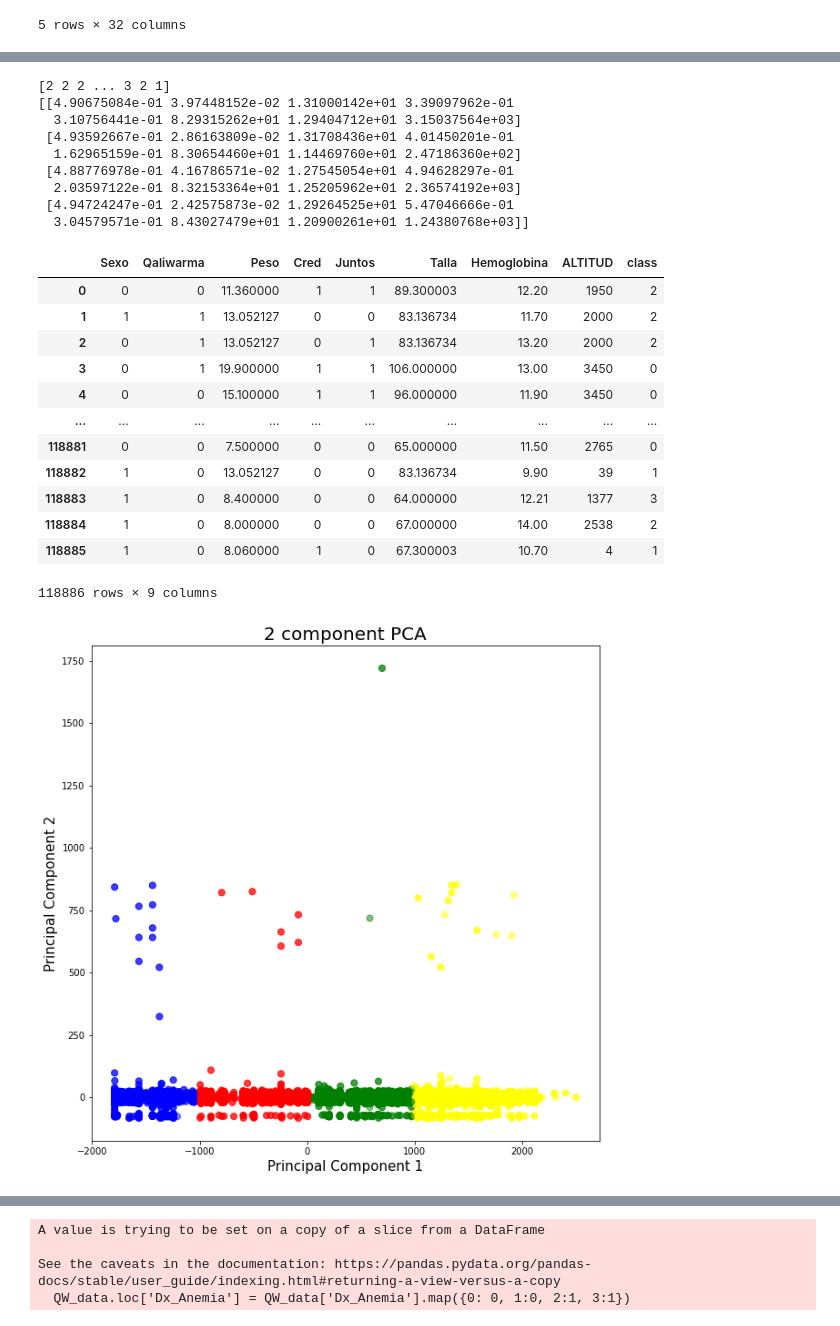
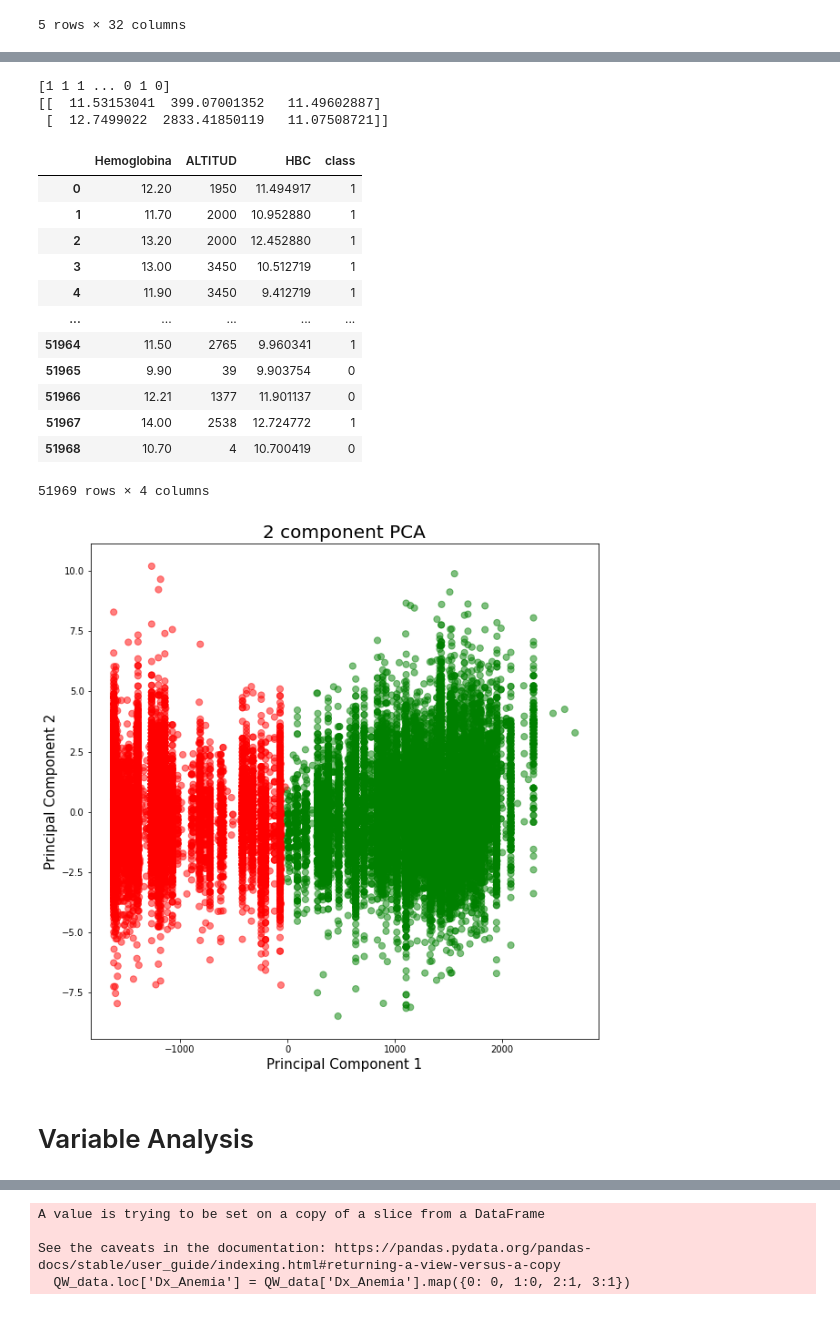
Before and after one commit to LuisSante/Anemia---Machine-Learning, a Jupyter notebook: IA_final.ipynb, the cells around one changed output, grey strips where cells are left out. Saved outputs shown, nothing was run; the diff lists cells and outputs as text; code cells hidden in the pictures.

```diff
--- a/IA_final.ipynb
+++ b/IA_final.ipynb
@@ -100,8 +119,8 @@ dx
 # %%
-df['Peso'] = df['Peso'].replace(' ', 'nan').astype('float32')
-df['Talla'] = df['Talla'].replace(' ', 'nan').astype('float32')
-df['Peso'] = df['Peso'].fillna(df['Peso'].mean())
-df['Talla'] = df['Talla'].fillna(df['Talla'].mean())
+# df['Peso'] = df['Peso'].replace(' ', 'nan').astype('float32')
+# df['Talla'] = df['Talla'].replace(' ', 'nan').astype('float32')
+# df['Peso'] = df['Peso'].fillna(df['Peso'].mean())
+# df['Talla'] = df['Talla'].fillna(df['Talla'].mean())
 
 df['Dx_Anemia'] = df['Dx_Anemia'].map({'Normal': 0, 'Anemia Leve': 1, 'Anemia Moderada': 2, 'Anemia Severa': 3, np.nan: df['Dx_Anemia'].mode()})
 
@@ -116,3 +134,0 @@ df.head()
-# %%
-for c in df:
-  df[c] = df[c].fillna(df[c].mean())
@@ -143,0 +157,3 @@ matriz
+# %%
+df = df.drop(['Sexo', 'Juntos', 'SIS', 'Qaliwarma', 'Peso', 'Talla', 'Cred', 'Suplementacion'], axis=1)
+df.head()
@@ -165,0 +190,17 @@ sns.regplot(x=y_test, y=line_y_linear, ci=None, color="y", scatter=True)
+# %%
+# silhouette score
+from sklearn.metrics import silhouette_score
+from sklearn.cluster import KMeans
+
+best_k = 0
+for n_clusters in range(2, 6):
+    kmeans = KMeans(n_clusters=n_clusters)
+    kmeans.fit(X_train)
+    labels = kmeans.predict(X_test)
+    silhouette_avg = silhouette_score(X_test, labels)
+    print("For n_clusters =", n_clusters, "The average silhouette_score is :", silhouette_avg)
+    if silhouette_avg > best_k:
+        best_k = silhouette_avg
+        best_n_clusters = n_clusters
+
+print("The best number of clusters is:", best_n_clusters)
@@ -166,38 +217,31 @@ sns.regplot(x=y_test, y=line_y_linear, ci=None, color="y", scatter=True)
 # %%
-kmeans = KMeans(n_clusters=4, random_state=0).fit(X)
+kmeans = KMeans(n_clusters=int(best_n_clusters), random_state=0).fit(X)
 kmeans.predict(X)
 print(kmeans.labels_)
 print(kmeans.cluster_centers_)
 labels = pd.Series(kmeans.labels_, name="class")
 X.join(labels)
 # %% [output]
-[2 2 2 ... 3 2 1]
-[[4.90675084e-01 3.97448152e-02 1.31000142e+01 3.39097962e-01
-  3.10756441e-01 8.29315262e+01 1.29404712e+01 3.15037564e+03]
- [4.93592667e-01 2.86163809e-02 1.31708436e+01 4.01450201e-01
-  1.62965159e-01 8.30654460e+01 1.14469760e+01 2.47186360e+02]
- [4.88776978e-01 4.16786571e-02 1.27545054e+01 4.94628297e-01
-  2.03597122e-01 8.32153364e+01 1.25205962e+01 2.36574192e+03]
- [4.94724247e-01 2.42575873e-02 1.29264525e+01 5.47046666e-01
-  3.04579571e-01 8.43027479e+01 1.20900261e+01 1.24380768e+03]]
+[1 1 1 ... 0 1 0]
+[[  11.53153041  399.07001352   11.49602887]
+ [  12.7499022  2833.41850119   11.07508721]]
-|  | Sexo | Qaliwarma | Peso | Cred | Juntos | Talla | Hemoglobina | ALTITUD | class |
-| 0 | 0 | 0 | 11.360000 | 1 | 1 | 89.300003 | 12.20 | 1950 | 2 |
-| 1 | 1 | 1 | 13.052127 | 0 | 0 | 83.136734 | 11.70 | 2000 | 2 |
-| 2 | 0 | 1 | 13.052127 | 0 | 1 | 83.136734 | 13.20 | 2000 | 2 |
-| 3 | 0 | 1 | 19.900000 | 1 | 1 | 106.000000 | 13.00 | 3450 | 0 |
-| 4 | 0 | 0 | 15.100000 | 1 | 1 | 96.000000 | 11.90 | 3450 | 0 |
-| ... | ... | ... | ... | ... | ... | ... | ... | ... | ... |
-| 118881 | 0 | 0 | 7.500000 | 0 | 0 | 65.000000 | 11.50 | 2765 | 0 |
-| 118882 | 1 | 0 | 13.052127 | 0 | 0 | 83.136734 | 9.90 | 39 | 1 |
-| 118883 | 1 | 0 | 8.400000 | 0 | 0 | 64.000000 | 12.21 | 1377 | 3 |
-| 118884 | 1 | 0 | 8.000000 | 0 | 0 | 67.000000 | 14.00 | 2538 | 2 |
-| 118885 | 1 | 0 | 8.060000 | 1 | 0 | 67.300003 | 10.70 | 4 | 1 |
+|  | Hemoglobina | ALTITUD | HBC | class |
+| 0 | 12.20 | 1950 | 11.494917 | 1 |
+| 1 | 11.70 | 2000 | 10.952880 | 1 |
+| 2 | 13.20 | 2000 | 12.452880 | 1 |
+| 3 | 13.00 | 3450 | 10.512719 | 1 |
+| 4 | 11.90 | 3450 | 9.412719 | 1 |
+| ... | ... | ... | ... | ... |
+| 51964 | 11.50 | 2765 | 9.960341 | 1 |
+| 51965 | 9.90 | 39 | 9.903754 | 0 |
+| 51966 | 12.21 | 1377 | 11.901137 | 0 |
+| 51967 | 14.00 | 2538 | 12.724772 | 1 |
+| 51968 | 10.70 | 4 | 10.700419 | 0 |
-118886 rows × 9 columns
+51969 rows × 4 columns
 # %%
 from sklearn.decomposition import PCA
 
-numClusters= 4
-kmeans = KMeans(n_clusters=numClusters).fit(X)
+kmeans = KMeans(n_clusters=best_n_clusters).fit(X)
 centroids = kmeans.cluster_centers_
 
 # Predicting the clusters
@@ -205,33 +249,35 @@ labels = kmeans.predict(X)
 # Getting the cluster centers
 C = kmeans.cluster_centers_
 
 #transform n variiables to 2 principal components to plot
 pca = PCA(n_components=2)
 pca_fit = pca.fit(X)
 principalComponents = pca_fit.transform(X)
 principalDf = pd.DataFrame(data = principalComponents
          , columns = ['principal component 1', 'principal component 2'])
 
 colors =['red','green','blue','yellow']
 centroidColor= []
-for item in range(numClusters):
+for item in range(best_n_clusters):
   centroidColor.append(colors[item])
 
 dataPointColor=[]
 for row in labels:
   dataPointColor.append(colors[row])
 
 fig = plt.figure(figsize = (10,10))
 ax = fig.add_subplot(1,1,1)
 ax.set_xlabel('Principal Component 1', fontsize = 15)
 ax.set_ylabel('Principal Component 2', fontsize = 15)
 ax.set_title('2 component PCA', fontsize = 20)
 plt.scatter(principalDf['principal component 1'], principalDf['principal component 2'],
 c=dataPointColor, s=50, alpha=0.5)
 
 C_transformed = pca_fit.transform(C)
 plt.scatter(C_transformed[:, 0], C_transformed[:, 1], c=centroidColor, s=200, marker=('x'))
 plt.show()
 # %% [output]
-[figure, old version]
+[figure, new version]
+# %% [markdown]
+# Variable Analysis
 # %% [markdown]
```
Also changed, not shown: parts of 24 cells of this notebook.
